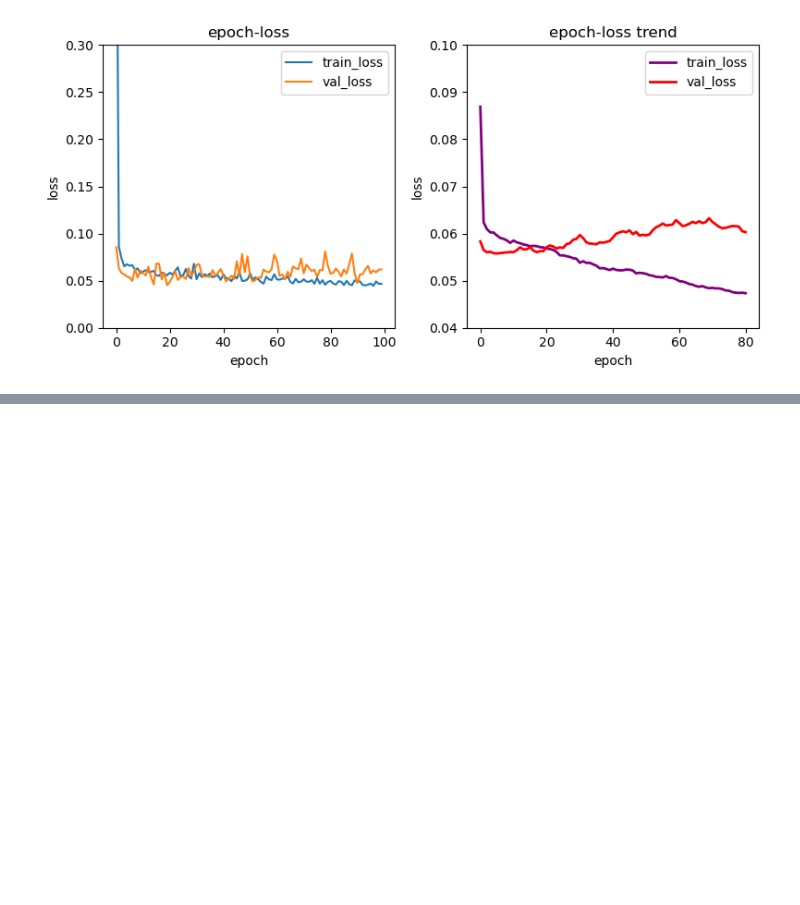
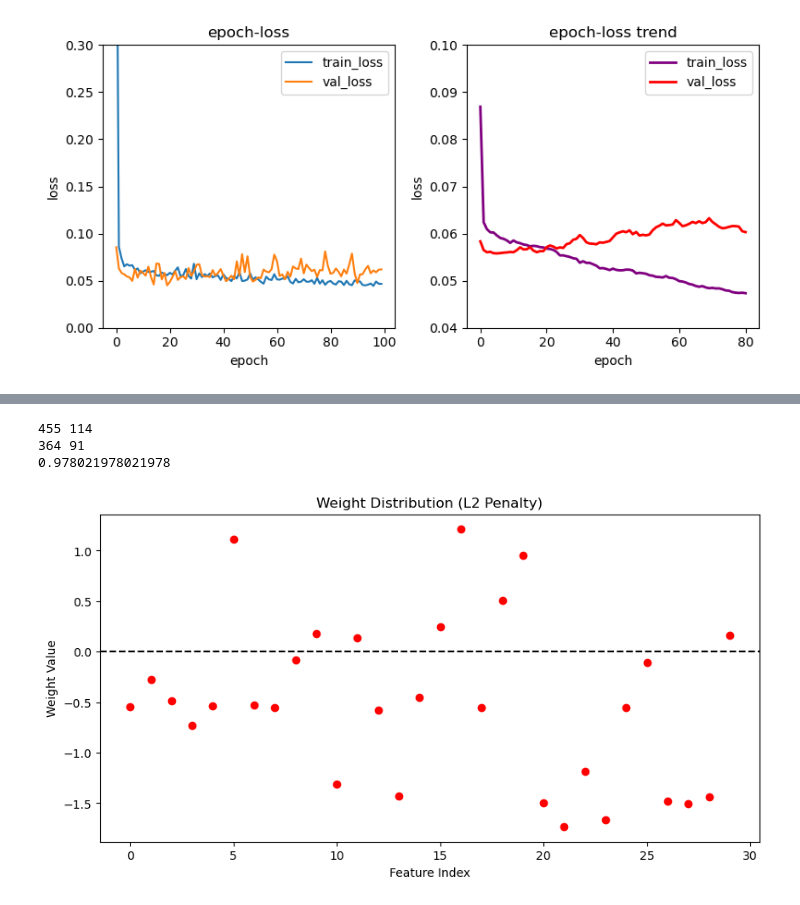
Before and after one commit to Hydrolium/Understanding-Deep-Learning, a Jupyter notebook: 7. underfitting overfitting.ipynb, the cells around one changed output, grey strips where cells are left out. Drawn from its saved outputs; the diff is of its cells as text; code cells hidden in the pictures; blank space fills up the shorter version.

```diff
--- a/7. underfitting overfitting.ipynb
+++ b/7. underfitting overfitting.ipynb
@@ -303,0 +303,39 @@ plt.show()
+# %%
+# Sci-kit learn 을 활용한 L1, L2 규제 구현
+from sklearn.datasets import load_breast_cancer
+from sklearn.model_selection import train_test_split
+from sklearn.linear_model import SGDClassifier
+import numpy as np
+import matplotlib.pyplot as plt
+
+cancer = load_breast_cancer()
+x = cancer.data
+y = cancer.target
+x_train_all, x_test, y_train_all, y_test = train_test_split(x, y, stratify=y, test_size=0.2, random_state=42)
+print(len(x_train_all), len(x_test))
+x_train, x_val, y_train, y_val = train_test_split(x_train_all, y_train_all, stratify=y_train_all, test_size=0.2, random_state=42)
+print(len(x_train), len(x_val))
+
+train_mean = np.mean(x_train, axis=0)
+train_std = np.std(x_train, axis=0)
+x_train_scaled = (x_train - train_mean) / train_std
+
+x_val_scaled = (x_val - train_mean) / train_std
+
+sgd = SGDClassifier(loss='log_loss', penalty='l2', alpha=0.001, random_state=42) # L2 규제(0.001) 적용
+sgd.fit(x_train_scaled, y_train)
+
+print(sgd.score(x_val_scaled, y_val))
+
+plt.figure(figsize=(10, 5))
+plt.plot(sgd.coef_.reshape(-1), 'ro') # 가중치를 1차원으로 펴서 빨간 점으로 표시
+plt.axhline(0, color='black', linestyle='--') # 0 라인 표시
+plt.xlabel('Feature Index')
+plt.ylabel('Weight Value')
+plt.title('Weight Distribution (L2 Penalty)')
+plt.show()
+# %% [output]
+455 114
+364 91
+0.978021978021978
+[figure, added]
```
Also changed, not shown: parts of 2 cells of this notebook, 1 other file.
